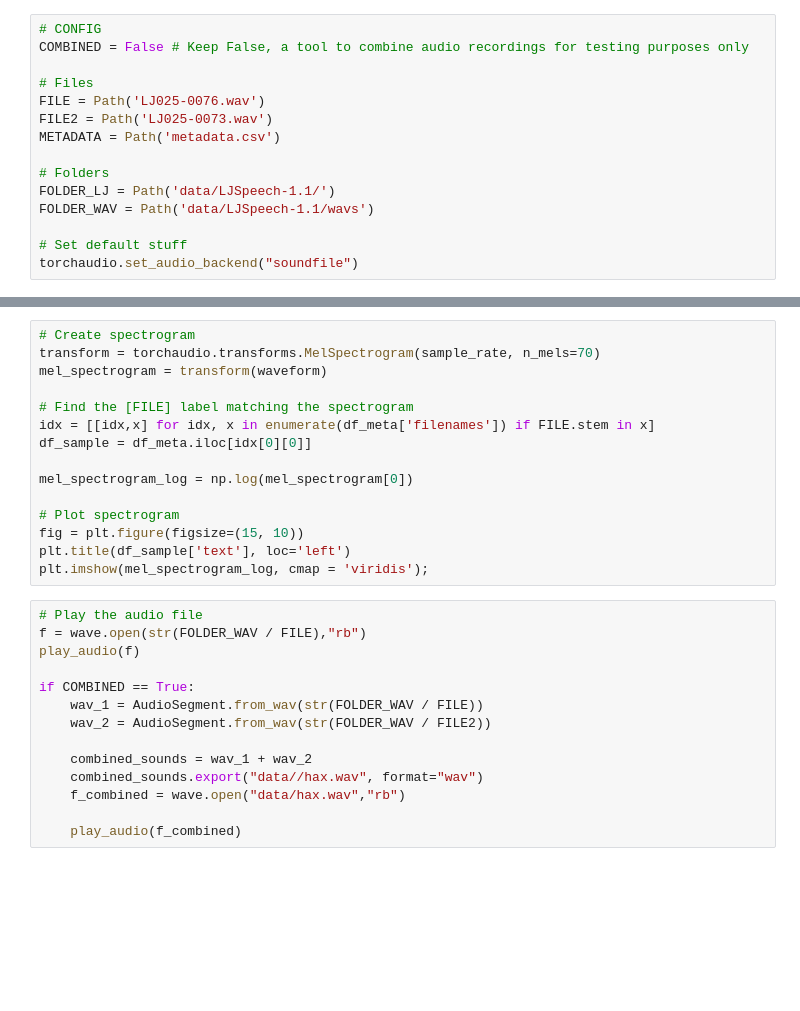
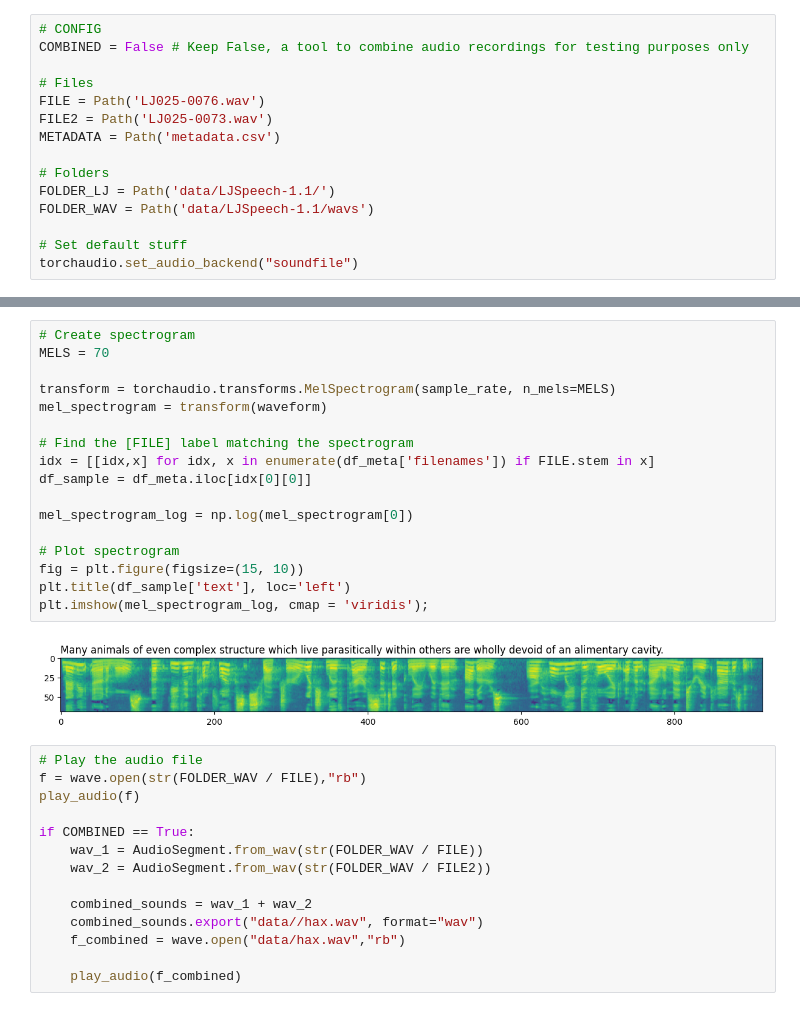
Before and after one commit to Bekkelien/dementiakiller, a Jupyter notebook: dataparser.ipynb, the cells around one changed output, grey strips where cells are left out. Drawn from its saved outputs; the diff is of its cells as text; blank space fills up the shorter version.

```diff
--- a/dataparser.ipynb
+++ b/dataparser.ipynb
@@ -73,18 +87,22 @@ plt.plot(np.arange(waveform_np.shape[1]),waveform_np[0]);
 # %%
 # Create spectrogram
-transform = torchaudio.transforms.MelSpectrogram(sample_rate, n_mels=70)
+MELS = 70
+
+transform = torchaudio.transforms.MelSpectrogram(sample_rate, n_mels=MELS)
 mel_spectrogram = transform(waveform)
 
 # Find the [FILE] label matching the spectrogram
 idx = [[idx,x] for idx, x in enumerate(df_meta['filenames']) if FILE.stem in x]
 df_sample = df_meta.iloc[idx[0][0]]
 
 mel_spectrogram_log = np.log(mel_spectrogram[0])
 
 # Plot spectrogram
 fig = plt.figure(figsize=(15, 10))
 plt.title(df_sample['text'], loc='left')
 plt.imshow(mel_spectrogram_log, cmap = 'viridis');
+# %% [output]
+[figure, added]
 # %%
 # Play the audio file
 f = wave.open(str(FOLDER_WAV / FILE),"rb")
```
Also changed, not shown: parts of 4 cells of this notebook, 2 other files.
